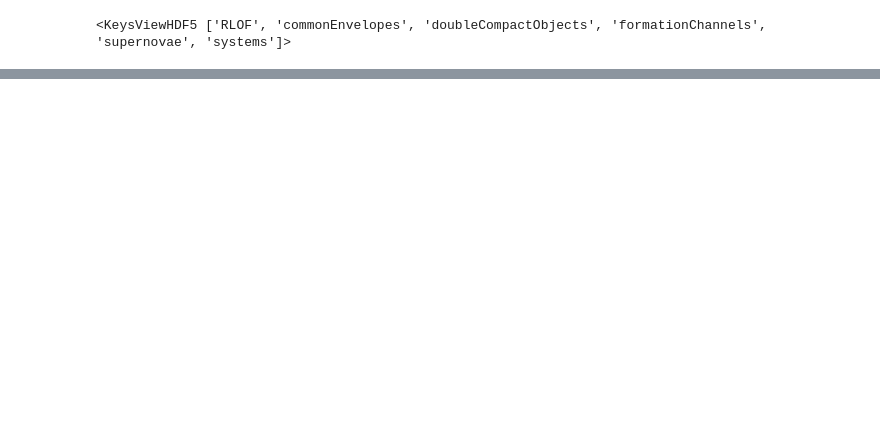
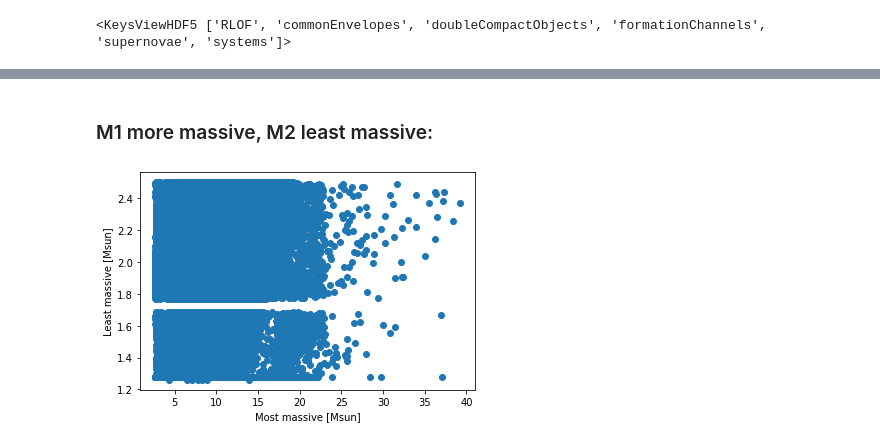
Before and after one commit to FloorBroekgaarden/Double-Compact-Object-Mergers, a Jupyter notebook: demo_read_hdf5_file/reading_in_basic_parameters_hdf5_datafile .ipynb, the cells around one changed output, grey strips where cells are left out. Drawn from its saved outputs; the diff is of its cells as text; code cells hidden in the pictures; blank space fills up the shorter version.

```diff
--- a/demo_read_hdf5_file/reading_in_basic_parameters_hdf5_datafile .ipynb
+++ b/demo_read_hdf5_file/reading_in_basic_parameters_hdf5_datafile .ipynb
@@ -223,0 +271,26 @@ Data.setCOMPASData()
+# %% [markdown]
+### M1 more massive, M2 least massive:
+# %%
+def obtainM1BHandM2BHassymetric(m1, m2):
+    m1bh, m2bh = np.zeros_like(m1), np.zeros_like(m1)
+    maskm1heavier = ( m1 >= m2)
+    maskm2heavier = (m1 < m2)
+
+    m1bh[maskm1heavier] = m1[maskm1heavier]
+    m1bh[maskm2heavier] = m2[maskm2heavier]
+    m2bh[maskm1heavier] = m2[maskm1heavier]
+    m2bh[maskm2heavier] = m1[maskm2heavier]
+
+    return m1bh, m2bh # m1bh has all the heaviest systems
+
+
+
+M_most_massive, M_least_massive = obtainM1BHandM2BHassymetric(m1=M1, m2=M2)
+
+
+plt.scatter(M_most_massive, M_least_massive)
+plt.xlabel('Most massive [Msun]')
+plt.ylabel('Least massive [Msun]')
+plt.show()
+# %% [output]
+[figure, added]
```
Also changed, not shown: parts of 16 cells of this notebook, 17 other files.
